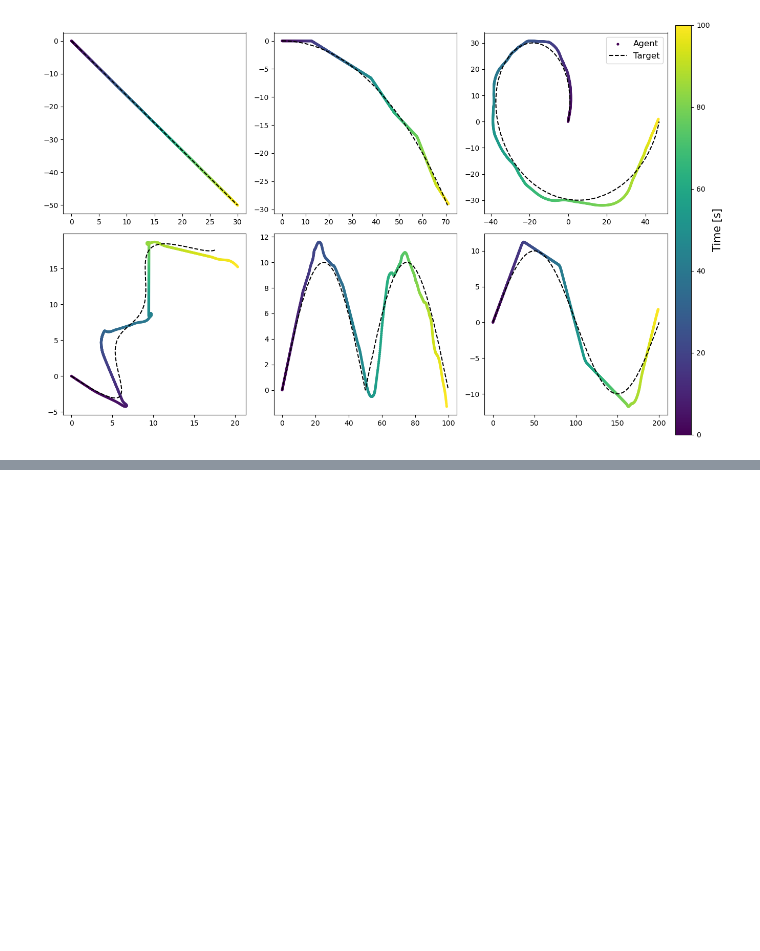
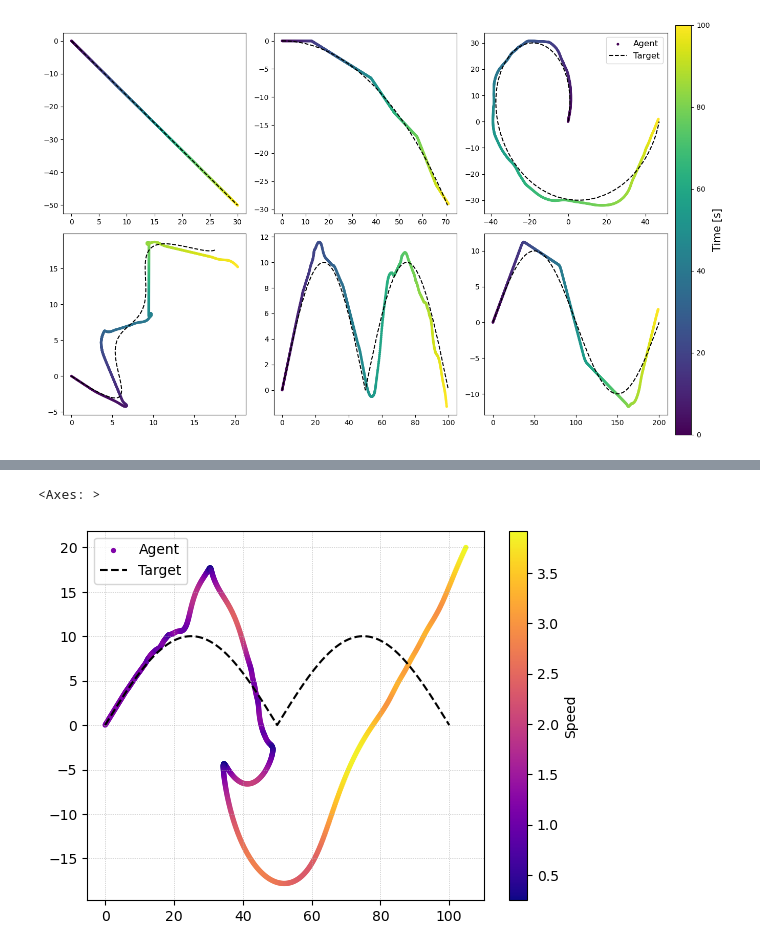
Before and after one commit to Adam-Boesky/RL_CMAES, a Jupyter notebook: Analysis/analysis.ipynb, the cells around one changed output, grey strips where cells are left out. Drawn from its saved outputs; the diff is of its cells as text; code cells hidden in the pictures; blank space fills up the shorter version.

```diff
--- a/Analysis/analysis.ipynb
+++ b/Analysis/analysis.ipynb
@@ -107,0 +137,8 @@ for tname in traj_names:
+# %%
+plot_results_with_avg_params("sawtooth", "speed")
+
+
+# 2. run with them
+# %% [output]
+<Axes: >
+[figure, added]
```
Also changed, not shown: parts of 2 cells of this notebook, 3 other files.
